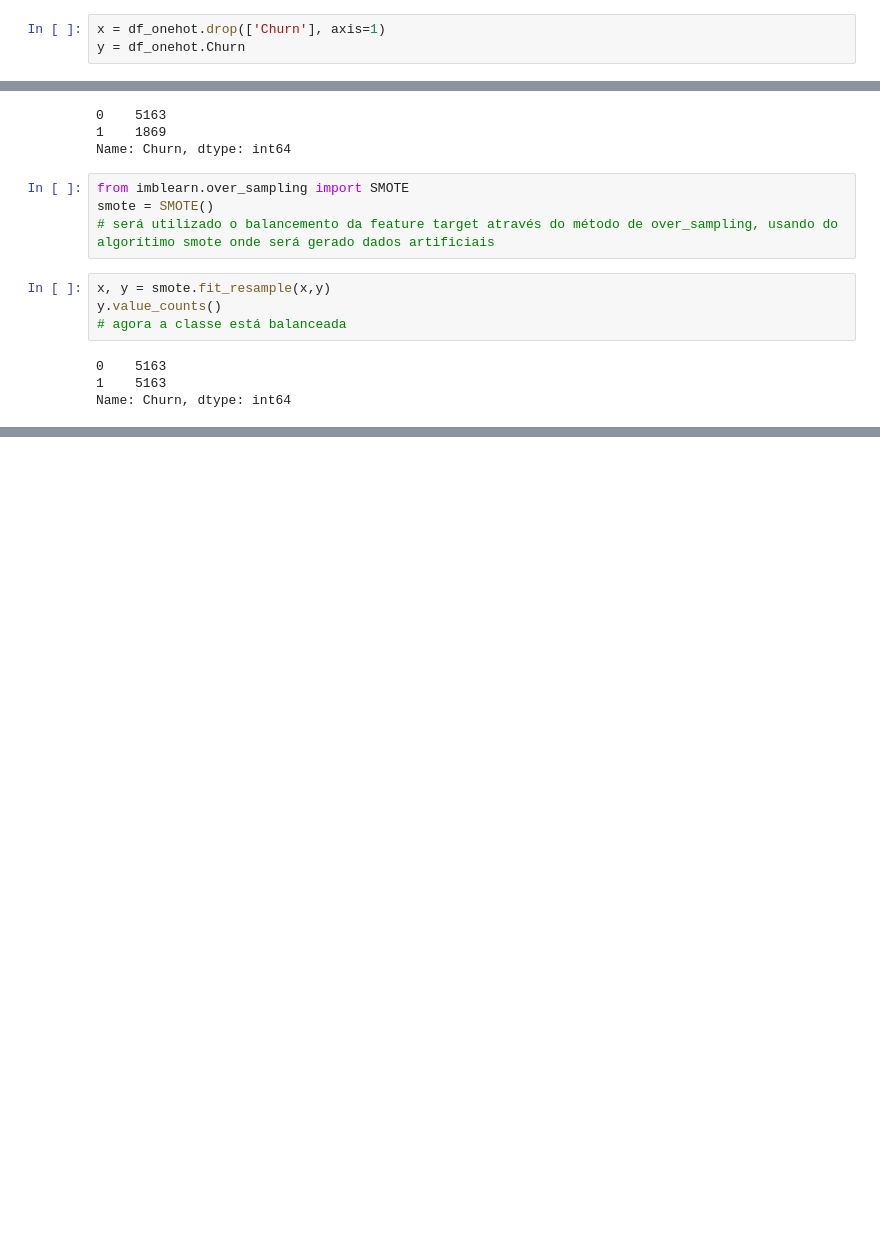
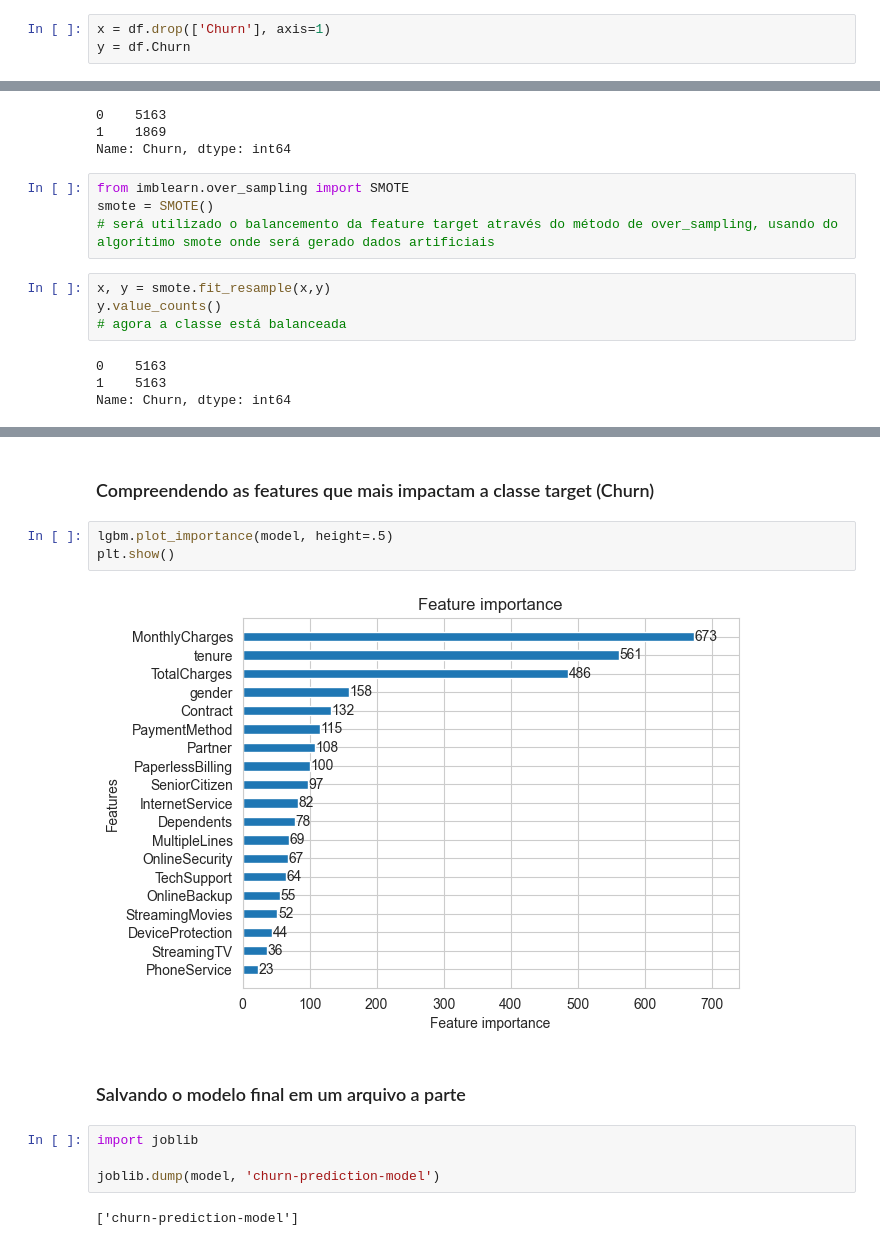
Before and after one commit to eduardochaves1/churn-prediction, a Jupyter notebook: churn-prediction.ipynb, the cells around one changed output, grey strips where cells are left out. Drawn from its saved outputs; the diff is of its cells as text; blank space fills up the shorter version.

```diff
--- a/churn-prediction.ipynb
+++ b/churn-prediction.ipynb
@@ -284,8 +318,8 @@ df_onehot.describe()
 # %% [markdown]
 ### Separação dos dados para Treino & Teste dos modelos
 # %%
-x = df_onehot.drop(['Churn'], axis=1)
-y = df_onehot.Churn
+x = df.drop(['Churn'], axis=1)
+y = df.Churn
 # %% [markdown]
 ### Balanceamento da Feature Target
 # %%
@@ -318,0 +393,15 @@ x_train, x_test, y_train, y_test = train_test_split(x,y, test_size = 0.3, random
+# %% [markdown]
+### Compreendendo as features que mais impactam a classe target (Churn)
+# %%
+lgbm.plot_importance(model, height=.5)
+plt.show()
+# %% [output]
+[figure, added]
+# %% [markdown]
+### Salvando o modelo final em um arquivo a parte
+# %%
+import joblib
+
+joblib.dump(model, 'churn-prediction-model')
+# %% [output]
+['churn-prediction-model']
```
Also changed, not shown: parts of 27 cells of this notebook, 3 other files.
